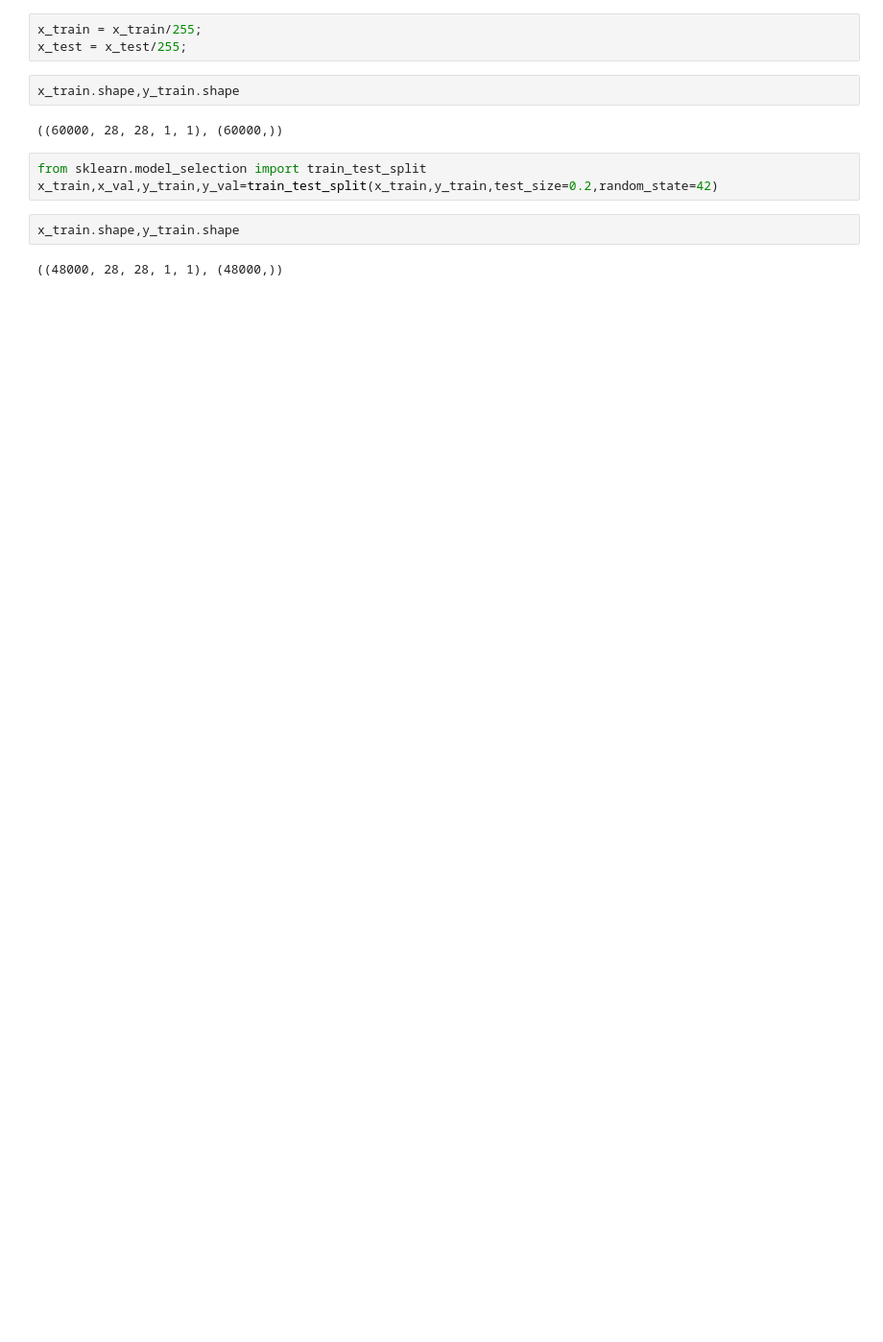
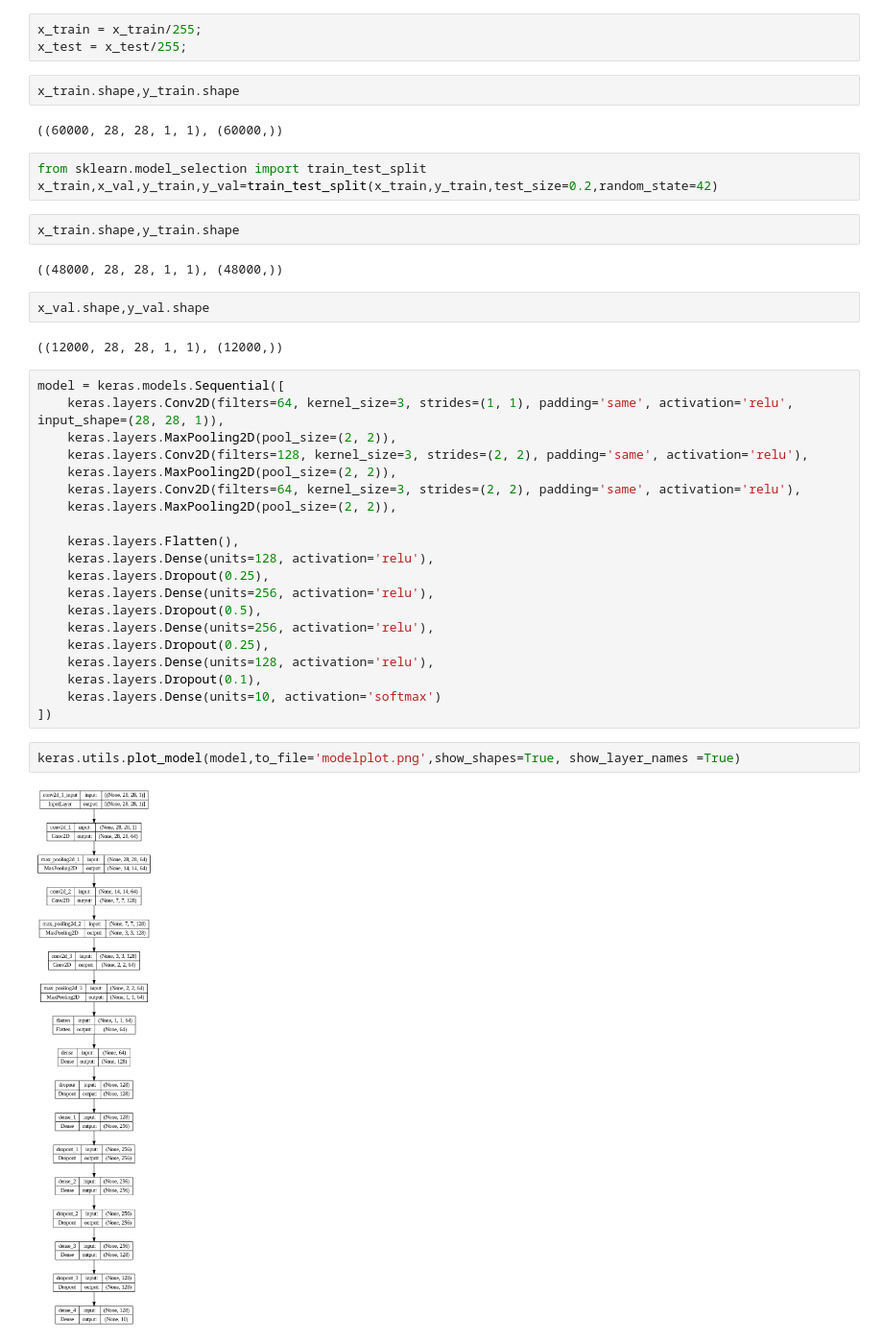
Before and after one commit to skywalker290/Image-Classification-Model, a Jupyter notebook: CNN_ML.ipynb, the cells around one changed output. Shown at 96% size. Drawn from its saved outputs; the diff is of its cells as text; blank space fills up the shorter version.

```diff
--- a/CNN_ML.ipynb
+++ b/CNN_ML.ipynb
@@ -113,3 +113,31 @@ x_train,x_val,y_train,y_val=train_test_split(x_train,y_train,test_size=0.2,rando
 x_train.shape,y_train.shape
 # %% [output]
 ((48000, 28, 28, 1, 1), (48000,))
+# %%
+x_val.shape,y_val.shape
+# %% [output]
+((12000, 28, 28, 1, 1), (12000,))
+# %%
+model = keras.models.Sequential([
+    keras.layers.Conv2D(filters=64, kernel_size=3, strides=(1, 1), padding='same', activation='relu', input_shape=(28, 28, 1)),
+    keras.layers.MaxPooling2D(pool_size=(2, 2)),
+    keras.layers.Conv2D(filters=128, kernel_size=3, strides=(2, 2), padding='same', activation='relu'),
+    keras.layers.MaxPooling2D(pool_size=(2, 2)),
+    keras.layers.Conv2D(filters=64, kernel_size=3, strides=(2, 2), padding='same', activation='relu'),
+    keras.layers.MaxPooling2D(pool_size=(2, 2)),
+
+    keras.layers.Flatten(),
+    keras.layers.Dense(units=128, activation='relu'),
+    keras.layers.Dropout(0.25),
+    keras.layers.Dense(units=256, activation='relu'),
+    keras.layers.Dropout(0.5),
+    keras.layers.Dense(units=256, activation='relu'),
+    keras.layers.Dropout(0.25),
+    keras.layers.Dense(units=128, activation='relu'),
+    keras.layers.Dropout(0.1),
+    keras.layers.Dense(units=10, activation='softmax')
+])
+# %%
+keras.utils.plot_model(model,to_file='modelplot.png',show_shapes=True, show_layer_names =True)
+# %% [output]
+[figure, added]
```
Also changed, not shown: parts of 12 cells of this notebook.
